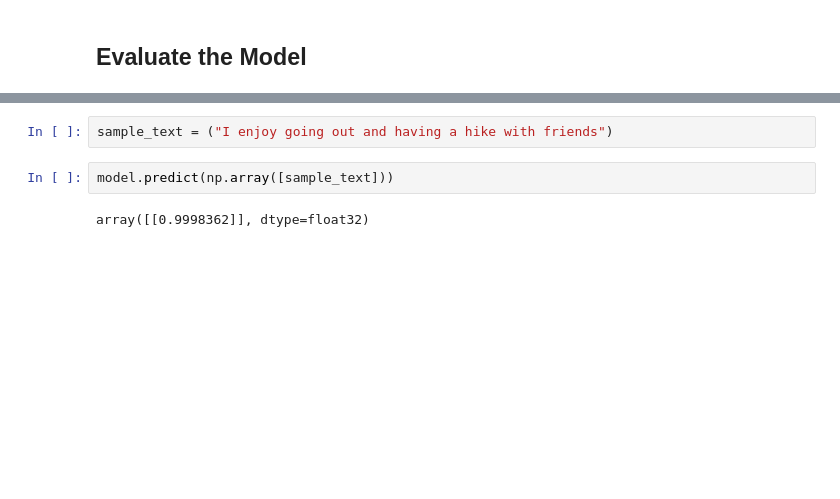
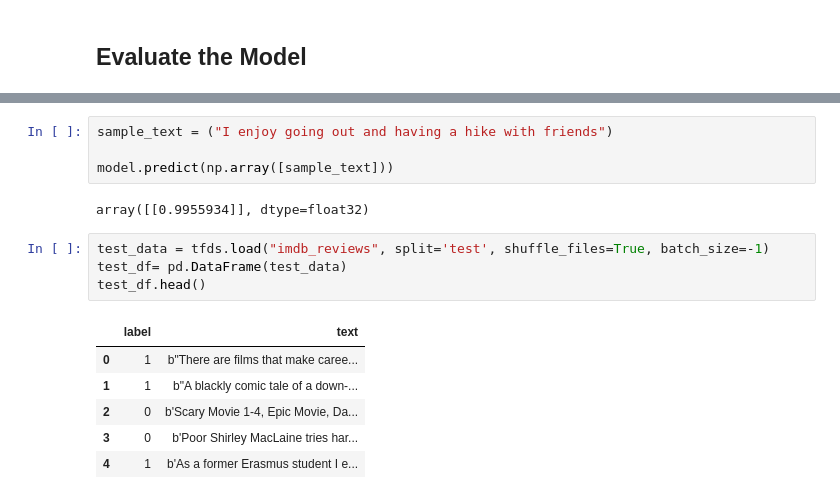
Before and after one commit to guldenturgay/twitter-playground, a Jupyter notebook: classification_model.ipynb, the cells around one changed output, grey strips where cells are left out. Cells and saved outputs as stored; diff of their text form; blank space fills up the shorter version.

```diff
--- a/classification_model.ipynb
+++ b/classification_model.ipynb
@@ -171,6 +168,17 @@ binary_accuracy: 0.815
 # %%
 sample_text = ("I enjoy going out and having a hike with friends")
+
+model.predict(np.array([sample_text]))
+# %% [output]
+array([[0.9955934]], dtype=float32)
-# %%
-model.predict(np.array([sample_text]))
-# %% [output]
-array([[0.9998362]], dtype=float32)
+# %%
+test_data = tfds.load("imdb_reviews", split='test', shuffle_files=True, batch_size=-1)
+test_df= pd.DataFrame(test_data)
+test_df.head()
+# %% [output]
+|  | label | text |
+| 0 | 1 | b"There are films that make caree... |
+| 1 | 1 | b"A blackly comic tale of a down-... |
+| 2 | 0 | b'Scary Movie 1-4, Epic Movie, Da... |
+| 3 | 0 | b'Poor Shirley MacLaine tries har... |
+| 4 | 1 | b'As a former Erasmus student I e... |
```
Also changed, not shown: parts of 12 cells of this notebook.
